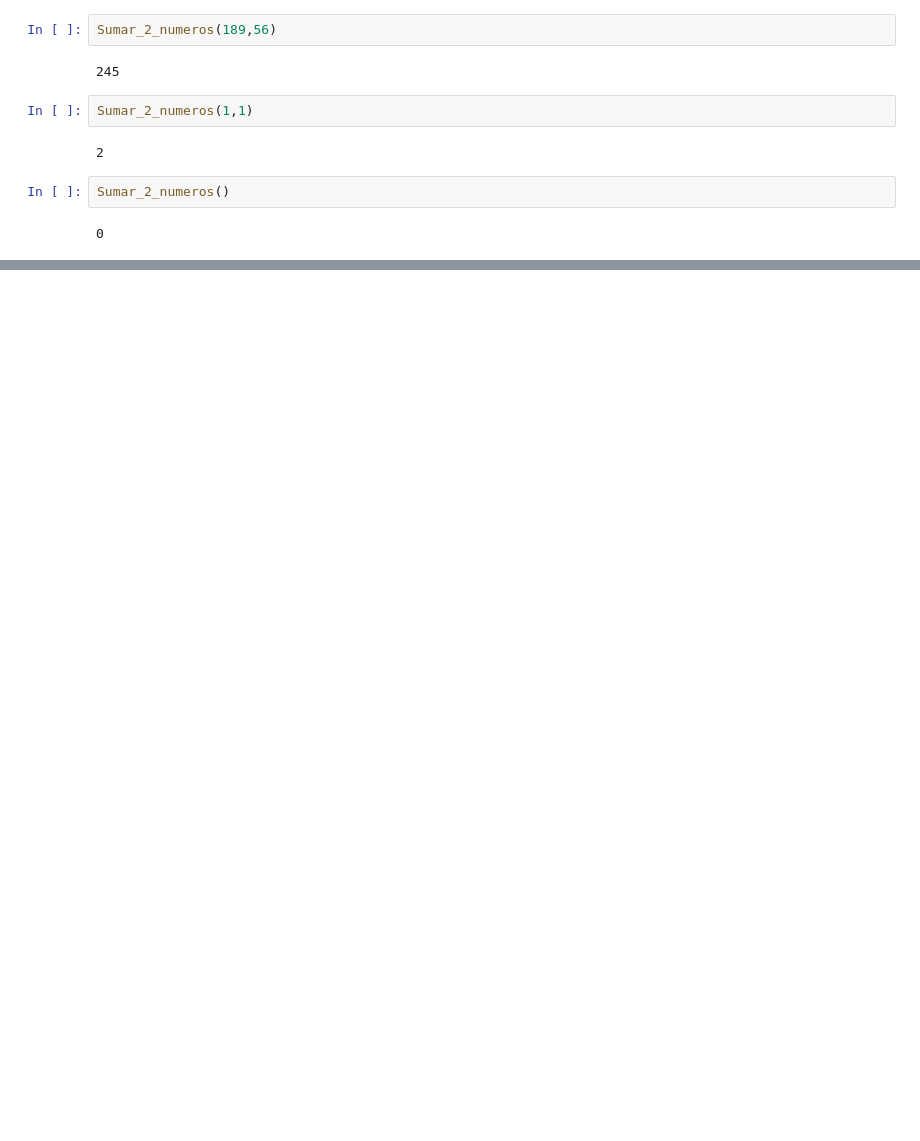
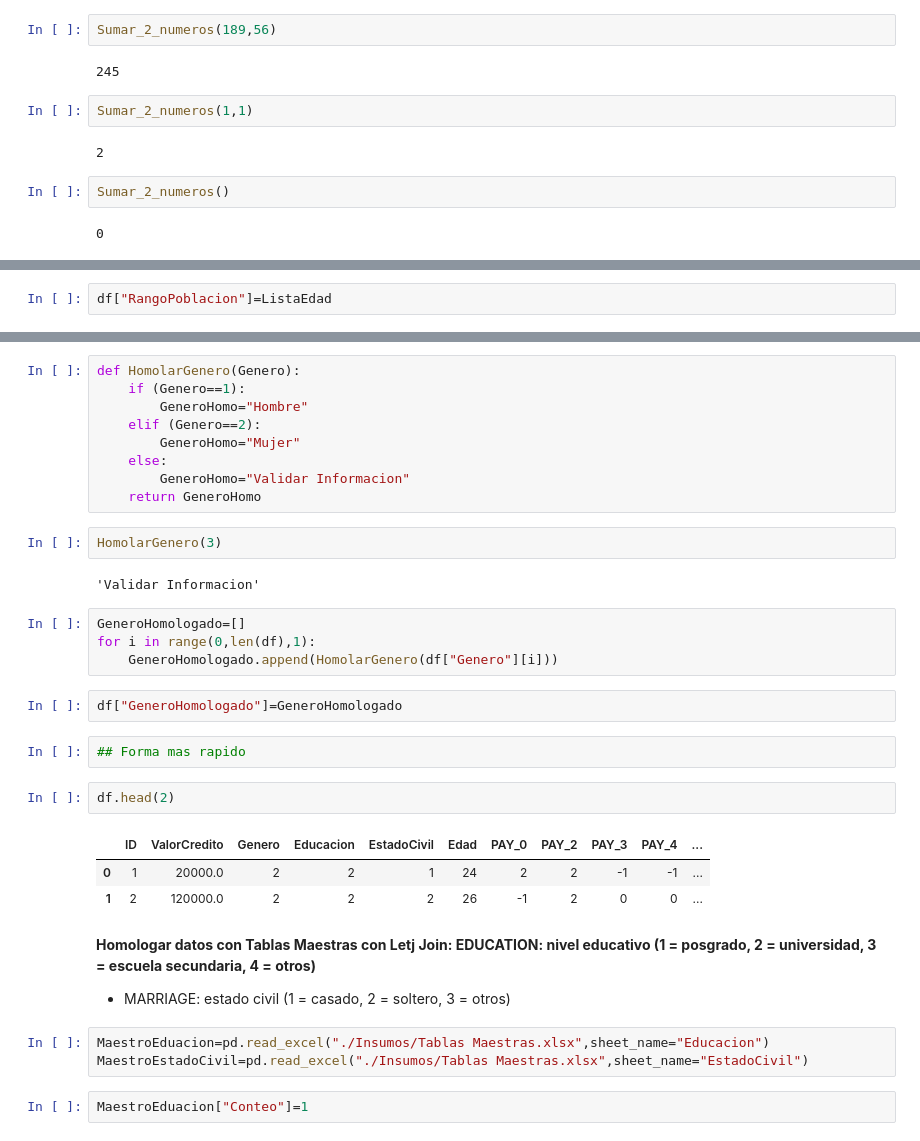
Before and after one commit to Oscar19922017/IntroduccionPython202301, a Jupyter notebook: 4_DepuracionBasesDatos.ipynb, the cells around one changed output, grey strips where cells are left out. Drawn from its saved outputs; the diff is of its cells as text; blank space fills up the shorter version.

```diff
--- a/4_DepuracionBasesDatos.ipynb
+++ b/4_DepuracionBasesDatos.ipynb
@@ -295,0 +424,2 @@ Sumar_2_numeros()
+# %%
+df["RangoPoblacion"]=ListaEdad
@@ -295,0 +437,36 @@ Sumar_2_numeros()
+# %%
+def HomolarGenero(Genero):
+    if (Genero==1):
+        GeneroHomo="Hombre"
+    elif (Genero==2):
+        GeneroHomo="Mujer"
+    else:
+        GeneroHomo="Validar Informacion"
+    return GeneroHomo
+# %%
+HomolarGenero(3)
+# %% [output]
+'Validar Informacion'
+# %%
+GeneroHomologado=[]
+for i in range(0,len(df),1):
+    GeneroHomologado.append(HomolarGenero(df["Genero"][i]))
+# %%
+df["GeneroHomologado"]=GeneroHomologado
+# %%
+## Forma mas rapido
+# %%
+df.head(2)
+# %% [output]
+|  | ID | ValorCredito | Genero | Educacion | EstadoCivil | Edad | PAY_0 | PAY_2 | PAY_3 | PAY_4 | ... |
+| 0 | 1 | 20000.0 | 2 | 2 | 1 | 24 | 2 | 2 | -1 | -1 | ... |
+| 1 | 2 | 120000.0 | 2 | 2 | 2 | 26 | -1 | 2 | 0 | 0 | ... |
+# %% [markdown]
+**Homologar datos con Tablas Maestras con Letj Join: EDUCATION: nivel educativo (1 = posgrado, 2 = universidad, 3 = escuela secundaria, 4 = otros)**
+
+* MARRIAGE: estado civil (1 = casado, 2 = soltero, 3 = otros)
+# %%
+MaestroEduacion=pd.read_excel("./Insumos/Tablas Maestras.xlsx",sheet_name="Educacion")
+MaestroEstadoCivil=pd.read_excel("./Insumos/Tablas Maestras.xlsx",sheet_name="EstadoCivil")
+# %%
+MaestroEduacion["Conteo"]=1
```
Also changed, not shown: parts of 52 cells of this notebook.
